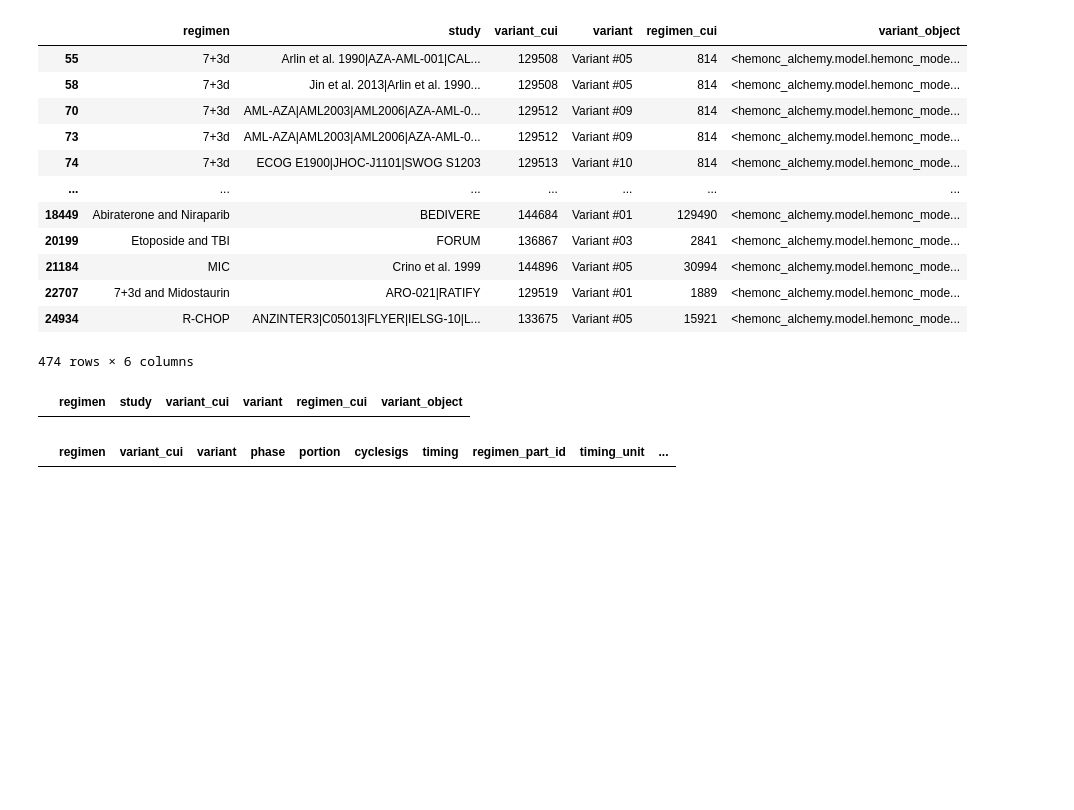
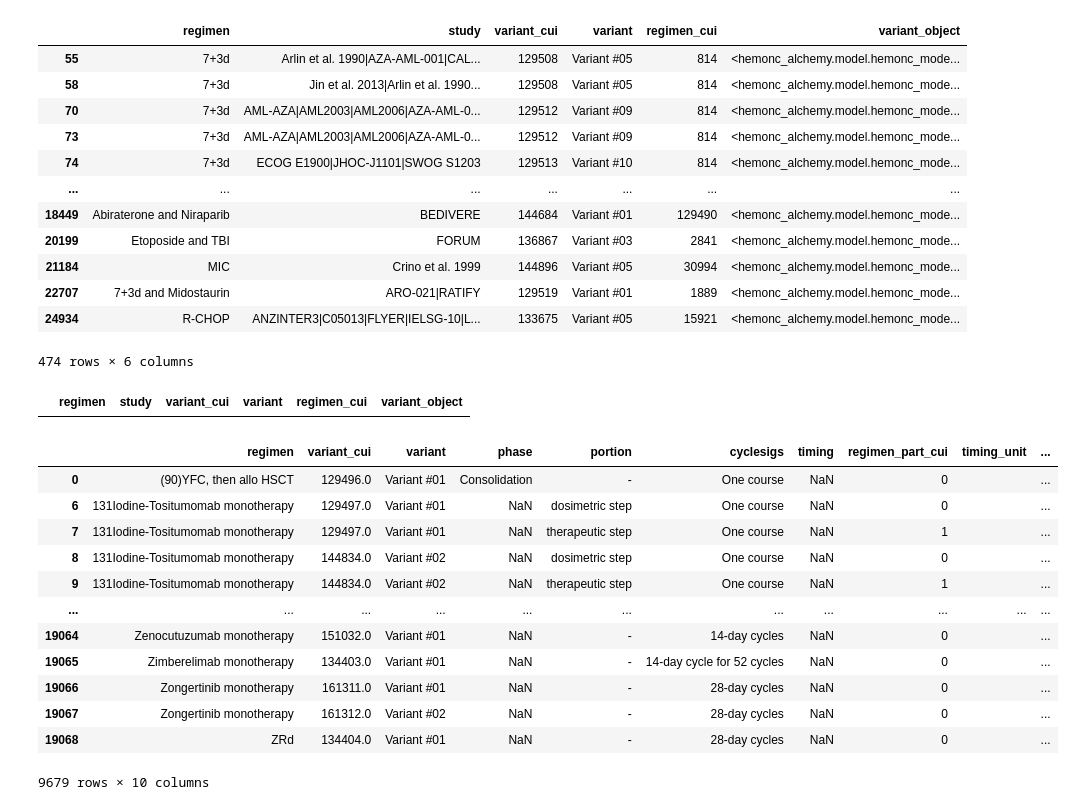
Before and after one commit to AustralianCancerDataNetwork/HemOnc_Alchemy, a Jupyter notebook: notebooks/01_import_hemonc_source.ipynb, the cells around one changed output. Saved outputs shown, nothing was run; the diff lists cells and outputs as text; code cells hidden in the pictures; blank space fills up the shorter version.

```diff
--- a/notebooks/01_import_hemonc_source.ipynb
+++ b/notebooks/01_import_hemonc_source.ipynb
@@ -1031,7 +1035,8 @@ Index(['study', 'reference', 'title', 'pmid', 'doi', 'url', 'pmcid',
        'date_added', 'temp', 'concept_name', 'concept_code', 'pub_date'],
       dtype='object')
 # %%
-ref_obj = ref[~ref.concept_code.isna()].apply(make_ref, axis=1)
+# query - pub date no longer mandatory?
+ref_obj = ref[~ref.concept_code.isna() & ~ref.pub_date.isna()].apply(make_ref, axis=1)
 
 #ref[~ref.concept_code.isna()].iloc[0]
 # %%
@@ -1233,7 +1240,7 @@ study_object_lookup = {s.study: s.study_object for s in study.itertuples()}
 variant[variant.study.isna()]
 
 for row in variant_study[~variant_study.study.isna()].itertuples():
-    for study_name in row.study.split('|'):
+    for study_name in set(row.study.split('|')):
         try:
             row.variant_object.studied_in.append(study_object_lookup[study_name])
         except:
@@ -1360,9 +1382,21 @@ variant_study[variant_study.variant_cui == 129495]#.variant_object.iloc[0].__dic
 |  | regimen | study | variant_cui | variant | regimen_cui | variant_object |
 # %%
 reg_parts['cycle_sig_cui'] = reg_parts.cyclesigs.map(cs_cui_lookup)
+# %%
+reg_parts
+# %% [output]
+|  | regimen | variant_cui | variant | phase | portion | cyclesigs | timing | regimen_part_cui | timing_unit | ... |
+| 0 | (90)YFC, then allo HSCT | 129496.0 | Variant #01 | Consolidation | - | One course | NaN | 0 |  | ... |
+| 6 | 131Iodine-Tositumomab monotherapy | 129497.0 | Variant #01 | NaN | dosimetric step | One course | NaN | 0 |  | ... |
+| 7 | 131Iodine-Tositumomab monotherapy | 129497.0 | Variant #01 | NaN | therapeutic step | One course | NaN | 1 |  | ... |
+| 8 | 131Iodine-Tositumomab monotherapy | 144834.0 | Variant #02 | NaN | dosimetric step | One course | NaN | 0 |  | ... |
+| 9 | 131Iodine-Tositumomab monotherapy | 144834.0 | Variant #02 | NaN | therapeutic step | One course | NaN | 1 |  | ... |
+| ... | ... | ... | ... | ... | ... | ... | ... | ... | ... | ... |
+| 19064 | Zenocutuzumab monotherapy | 151032.0 | Variant #01 | NaN | - | 14-day cycles | NaN | 0 |  | ... |
+| 19065 | Zimberelimab monotherapy | 134403.0 | Variant #01 | NaN | - | 14-day cycle for 52 cycles | NaN | 0 |  | ... |
+| 19066 | Zongertinib monotherapy | 161311.0 | Variant #01 | NaN | - | 28-day cycles | NaN | 0 |  | ... |
+| 19067 | Zongertinib monotherapy | 161312.0 | Variant #02 | NaN | - | 28-day cycles | NaN | 0 |  | ... |
+| 19068 | ZRd | 134404.0 | Variant #01 | NaN | - | 28-day cycles | NaN | 0 |  | ... |
+9679 rows × 10 columns
 # %%
 regimen_parts = reg_parts.apply(make_reg_part, axis=1)
-# %%
-reg_parts[reg_parts.regimen_part_id.isna()]
-# %% [output]
-|  | regimen | variant_cui | variant | phase | portion | cyclesigs | timing | regimen_part_id | timing_unit | ... |
```
Also changed, not shown: parts of 25 cells of this notebook, 1 other file.
